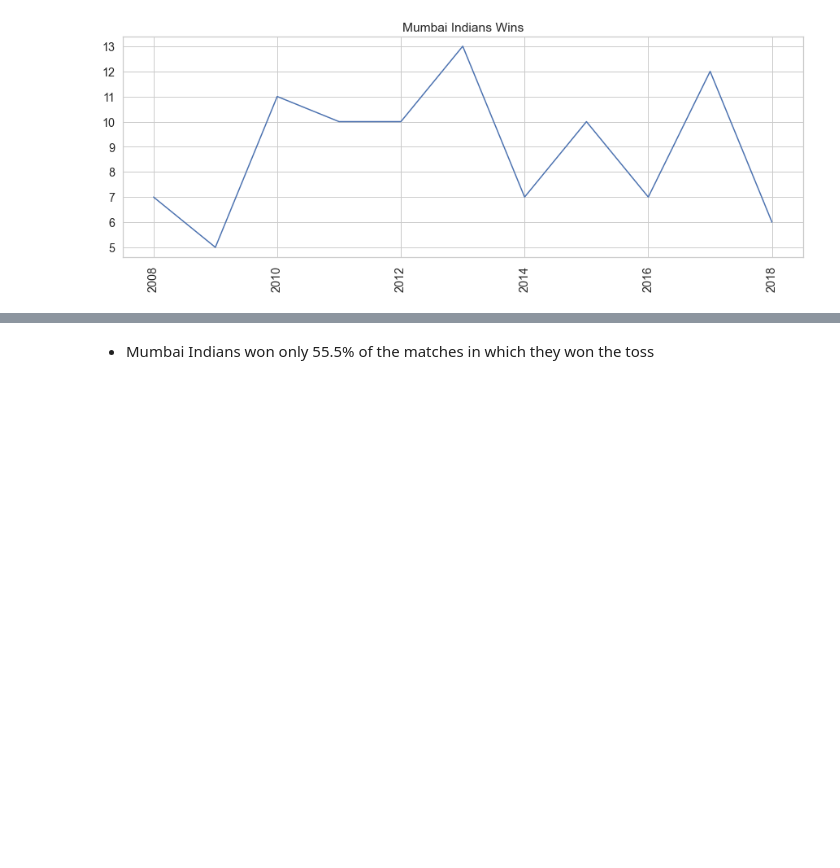
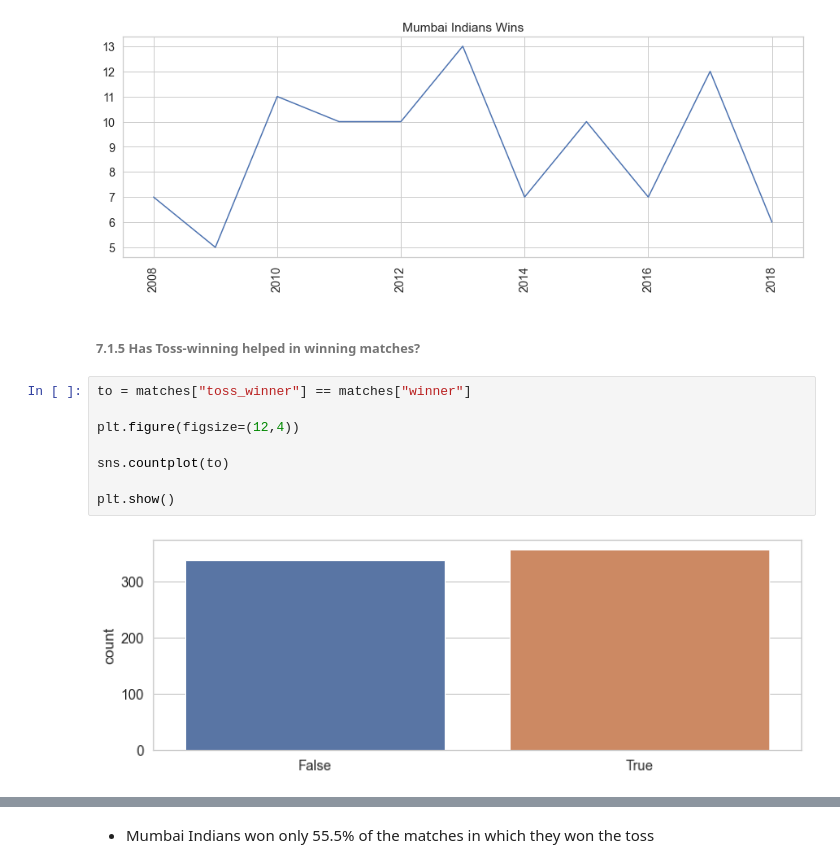
Before and after one commit to ravijagtap/datascience, a Jupyter notebook: IPL_DATA_ANALYSIS/Analysis on IPL Data.ipynb, the cells around one changed output, grey strips where cells are left out. Cells and saved outputs as stored; diff of their text form; blank space fills up the shorter version.

```diff
--- a/IPL_DATA_ANALYSIS/Analysis on IPL Data.ipynb
+++ b/IPL_DATA_ANALYSIS/Analysis on IPL Data.ipynb
@@ -644,3 +645,15 @@ plt.plot('season','wins',data=mi_wins)
 # %% [output]
 [<matplotlib.lines.Line2D at 0x...>]
 [figure]
+# %% [markdown]
+######  7.1.5 Has Toss-winning helped in winning matches?
+# %%
+to = matches["toss_winner"] == matches["winner"]
+
+plt.figure(figsize=(12,4))
+
+sns.countplot(to)
+
+plt.show()
+# %% [output]
+[figure, added]
```
Also changed, not shown: parts of 82 cells of this notebook.
